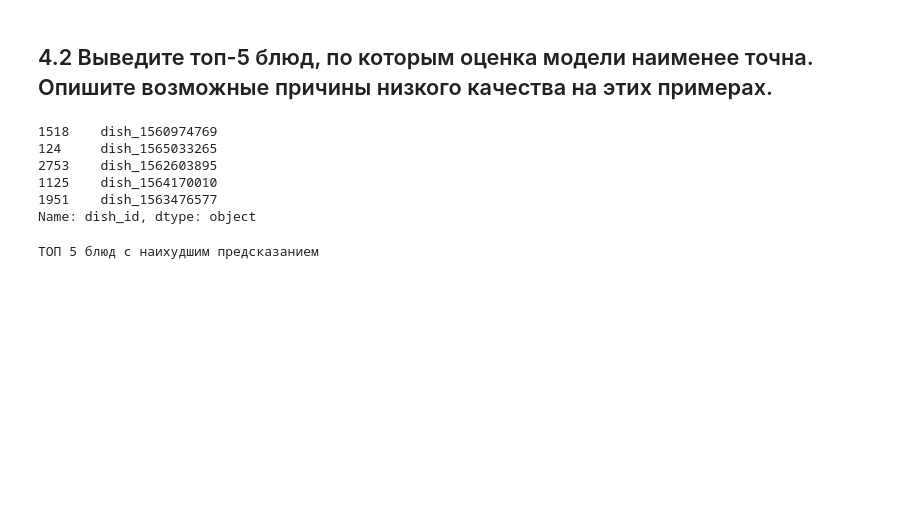
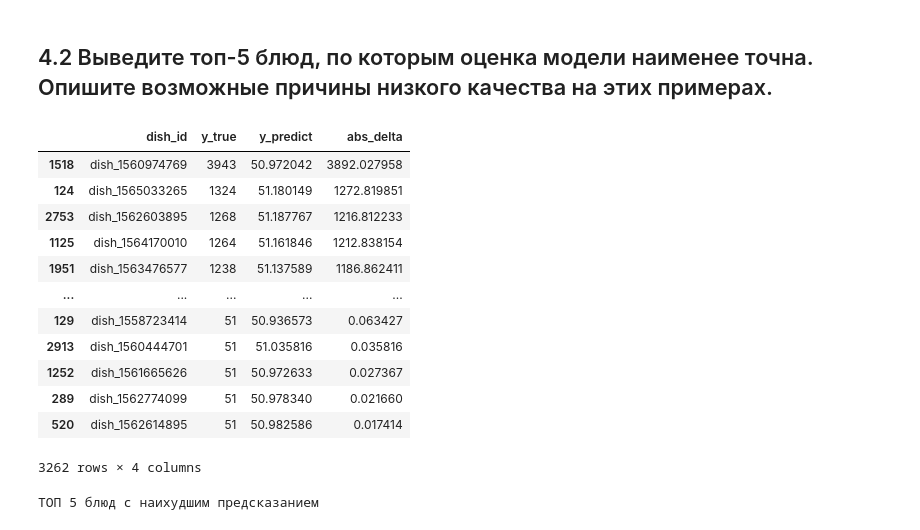
Before and after one commit to russele7/practicum_dle_sprint_4, a Jupyter notebook: solution.ipynb, the cells around one changed output. Drawn from its saved outputs; the diff is of its cells as text; code cells hidden in the pictures; blank space fills up the shorter version.

```diff
--- a/solution.ipynb
+++ b/solution.ipynb
@@ -284,14 +265,21 @@ df = pd.DataFrame({'dish_id': dish_list,'y_true': y_true, 'y_predict': y_predict
 df['abs_delta'] = abs(df['y_true'] - df['y_predict'])
 df = df.sort_values('abs_delta', ascending=False)
 # %%
-df['dish_id'][:5]
+df
 # %% [output]
+|  | dish_id | y_true | y_predict | abs_delta |
+| 1518 | dish_1560974769 | 3943 | 50.972042 | 3892.027958 |
+| 124 | dish_1565033265 | 1324 | 51.180149 | 1272.819851 |
+| 2753 | dish_1562603895 | 1268 | 51.187767 | 1216.812233 |
+| 1125 | dish_1564170010 | 1264 | 51.161846 | 1212.838154 |
+| 1951 | dish_1563476577 | 1238 | 51.137589 | 1186.862411 |
+| ... | ... | ... | ... | ... |
+| 129 | dish_1558723414 | 51 | 50.936573 | 0.063427 |
+| 2913 | dish_1560444701 | 51 | 51.035816 | 0.035816 |
+| 1252 | dish_1561665626 | 51 | 50.972633 | 0.027367 |
+| 289 | dish_1562774099 | 51 | 50.978340 | 0.021660 |
+| 520 | dish_1562614895 | 51 | 50.982586 | 0.017414 |
-1518    dish_1560974769
-124     dish_1565033265
-2753    dish_1562603895
-1125    dish_1564170010
-1951    dish_1563476577
-Name: dish_id, dtype: object
+3262 rows × 4 columns
 # %%
 print(f'ТОП 5 блюд с наихудшим предсказанием')
 plot_images_flatten(df['dish_id'][:5], sample_flg=False)
```
Also changed, not shown: parts of 35 cells of this notebook, 3 other files.
